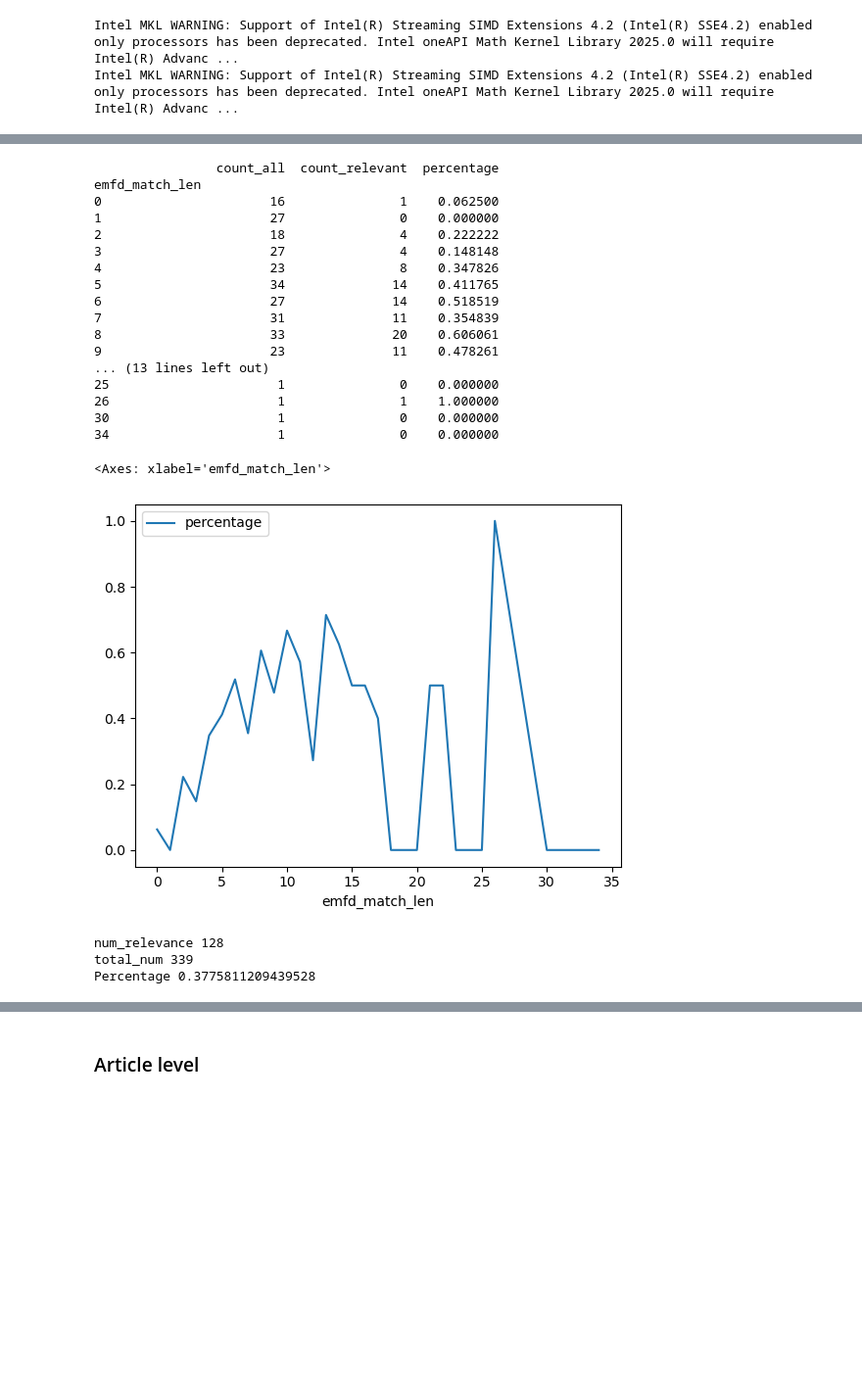
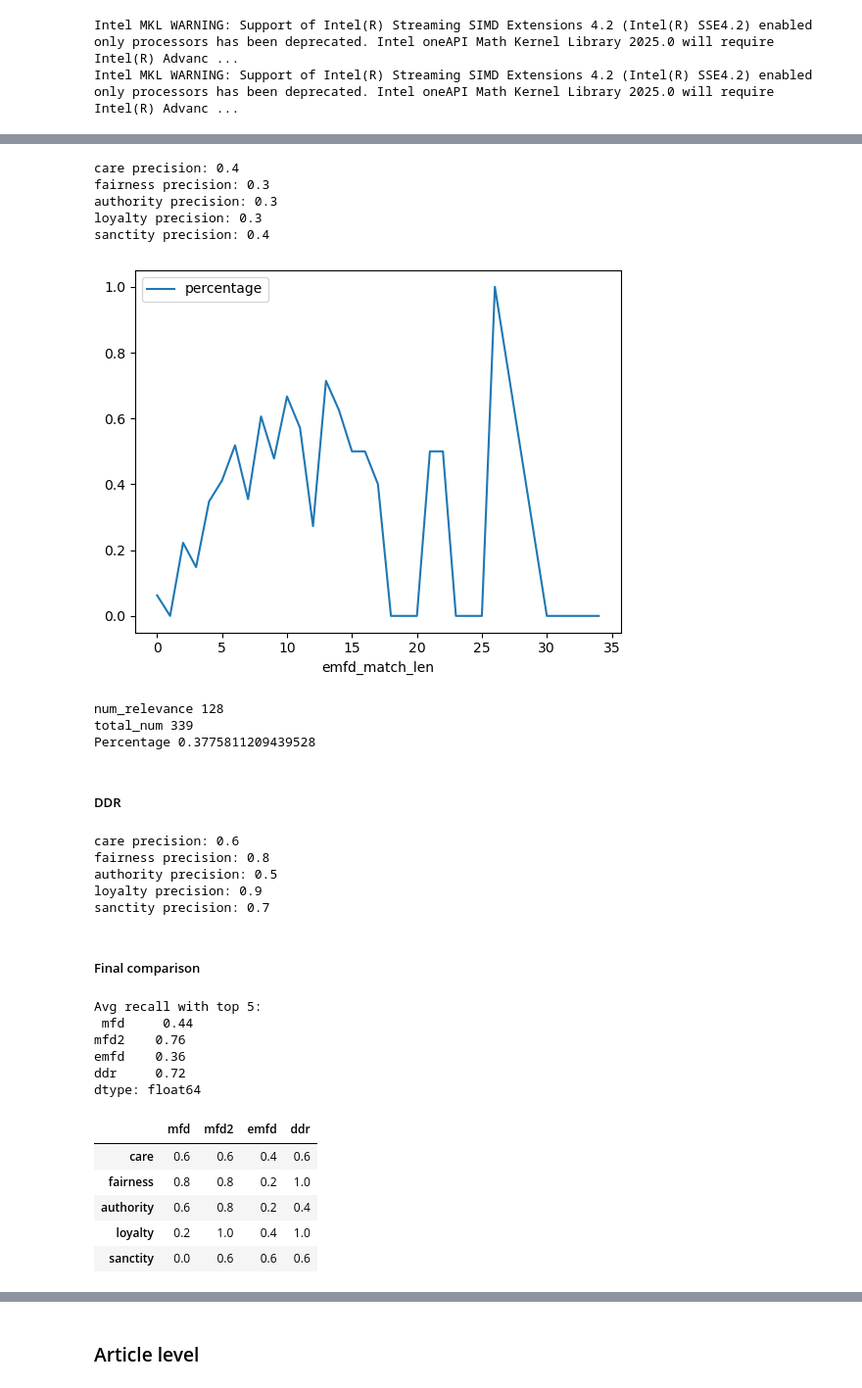
Before and after one commit to Andy-ycw/COMP90055_MFVR, a Jupyter notebook: annotation_candidate_validation.ipynb, the cells around one changed output, grey strips where cells are left out. Shown at 98% size. Cells and saved outputs as stored; diff of their text form; code cells hidden in the pictures; blank space fills up the shorter version.

```diff
--- a/annotation_candidate_validation.ipynb
+++ b/annotation_candidate_validation.ipynb
@@ -82,27 +134,23 @@ df_agg = df_mfd.groupby(f'{mfd_ver}_match_len').count()[['MF Relevance']]
 df_agg = df_agg.rename(columns={'MF Relevance': 'count_all'})
 df_agg['count_relevant'] = df_mfd.groupby(f'{mfd_ver}_match_len').sum()[['MF Relevance']]
 df_agg['percentage'] = df_agg['count_relevant'] / df_agg['count_all']
-print(df_agg)
+# print(df_agg)
 df_agg.plot(y='percentage', use_index=True)
+moral_foundations = ['care', 'fairness', 'authority', 'loyalty', 'sanctity']
+for mf in moral_foundations:
+    recall_t5 = df_mfd.sort_values(by=mf).tail(5)['MF Relevance'].sum()/5
+    recall_t10 = df_mfd.sort_values(by=mf).tail(10)['MF Relevance'].sum()/10
+    recall_t20 = df_mfd.sort_values(by=mf).tail(20)['MF Relevance'].sum()/20
+    final_result_dict_t5[mfd_ver][mf] = recall_t5
+    final_result_dict_t10[mfd_ver][mf] = recall_t10
+    final_result_dict_t20[mfd_ver][mf] = recall_t20
+    print(f'{mf} precision:', recall_t10)
 # %% [output]
-                count_all  count_relevant  percentage
-emfd_match_len
-0                      16               1    0.062500
-1                      27               0    0.000000
-2                      18               4    0.222222
-3                      27               4    0.148148
-4                      23               8    0.347826
-5                      34              14    0.411765
-6                      27              14    0.518519
-7                      31              11    0.354839
-8                      33              20    0.606061
-9                      23              11    0.478261
-... (13 lines left out)
-25                      1               0    0.000000
-26                      1               1    1.000000
-30                      1               0    0.000000
-34                      1               0    0.000000
+care precision: 0.4
+fairness precision: 0.3
+authority precision: 0.3
+loyalty precision: 0.3
+sanctity precision: 0.4
-<Axes: xlabel='emfd_match_len'>
 [figure]
 # %%
 mfd_ver = 'mfd2'
@@ -117,3 +165,5 @@ print('Percentage', num_relevance/total_num)
 num_relevance 128
 total_num 339
 Percentage 0.3775811209439528
+# %% [markdown]
+##### DDR
@@ -119,0 +183,38 @@ Percentage 0.3775811209439528
+# %%
+moral_foundations = ['care', 'fairness', 'authority', 'loyalty', 'sanctity']
+# for mf in moral_foundations:
+#     print(f'{mf} precision:', df_ddr.sort_values(by=mf).tail(10)['MF Relevance'].sum()/10)
+
+method = 'ddr'
+for mf in moral_foundations:
+    recall_t5 = df_ddr.sort_values(by=mf).tail(5)['MF Relevance'].sum()/5
+    recall_t10 = df_ddr.sort_values(by=mf).tail(10)['MF Relevance'].sum()/10
+    recall_t20 = df_ddr.sort_values(by=mf).tail(20)['MF Relevance'].sum()/20
+    final_result_dict_t5[method][mf] = recall_t5
+    final_result_dict_t10[method][mf] = recall_t10
+    final_result_dict_t20[method][mf] = recall_t20
+    print(f'{mf} precision:', recall_t10)
+# %% [output]
+care precision: 0.6
+fairness precision: 0.8
+authority precision: 0.5
+loyalty precision: 0.9
+sanctity precision: 0.7
+# %% [markdown]
+##### Final comparison
+# %%
+print('Avg recall with top 5:\n', pd.DataFrame(final_result_dict_t5).mean())
+pd.DataFrame(final_result_dict_t5)
+# %% [output]
+Avg recall with top 5:
+ mfd     0.44
+mfd2    0.76
+emfd    0.36
+ddr     0.72
+dtype: float64
+|  | mfd | mfd2 | emfd | ddr |
+| care | 0.6 | 0.6 | 0.4 | 0.6 |
+| fairness | 0.8 | 0.8 | 0.2 | 1.0 |
+| authority | 0.6 | 0.8 | 0.2 | 0.4 |
+| loyalty | 0.2 | 1.0 | 0.4 | 1.0 |
+| sanctity | 0.0 | 0.6 | 0.6 | 0.6 |
```
Also changed, not shown: parts of 13 cells of this notebook, 3 other files.
